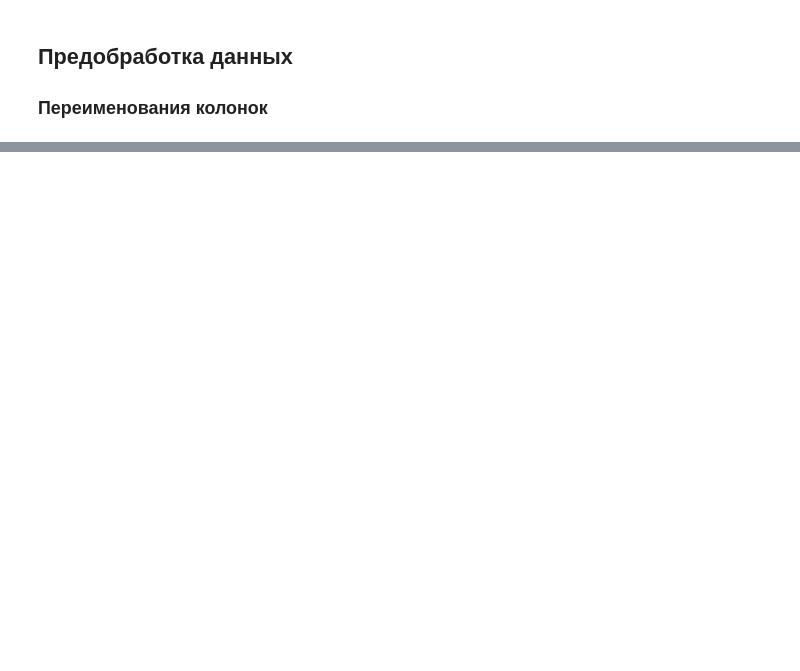
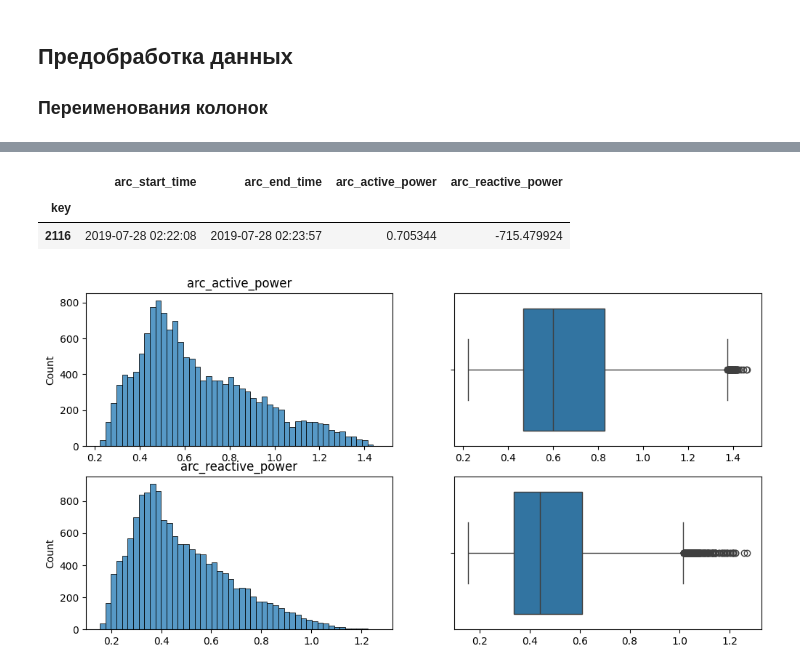
Before and after one commit to wtom76/practicum, a Jupyter notebook: final/0d09d352-9cae-4cc7-85c2-f88ea711ad45.ipynb, the cells around one changed output, grey strips where cells are left out. Saved outputs shown, nothing was run; the diff lists cells and outputs as text; code cells hidden in the pictures; blank space fills up the shorter version.

```diff
--- a/final/0d09d352-9cae-4cc7-85c2-f88ea711ad45.ipynb
+++ b/final/0d09d352-9cae-4cc7-85c2-f88ea711ad45.ipynb
@@ -492,7 +496,7 @@ unique keys:
 ## Предобработка данных
 ### Переименования колонок
 # %%
-data_arc.columns = ['arc_start_time', 'arc_end_time', 'arc_acive_power', 'arc_reacive_power']
+data_arc.columns = ['arc_start_time', 'arc_end_time', 'arc_active_power', 'arc_reactive_power']
 data_bulk.columns = [f'bulk_{x:02}' for x in range(1, data_bulk.shape[1] + 1)]
 data_bulk_time.columns = [f'bulk_time_{x:02}' for x in range(1, data_bulk.shape[1] + 1)]
 data_gas.columns = ['gas_1']
@@ -522,0 +531,9 @@ Index(['wire_time_01', 'wire_time_02', 'wire_time_03', 'wire_time_04',
+# %%
+display(data_arc.query('arc_reactive_power < 0'))
+data_arc.drop(index=data_arc.query('arc_reactive_power < 0').index, inplace=True)
+plot_num_cont(data_arc)
+# %% [output]
+|  | arc_start_time | arc_end_time | arc_active_power | arc_reactive_power |
+| key |  |  |  |  |
+| 2116 | 2019-07-28 02:22:08 | 2019-07-28 02:23:57 | 0.705344 | -715.479924 |
+[figure, added]
```
Also changed, not shown: parts of 37 cells of this notebook.
